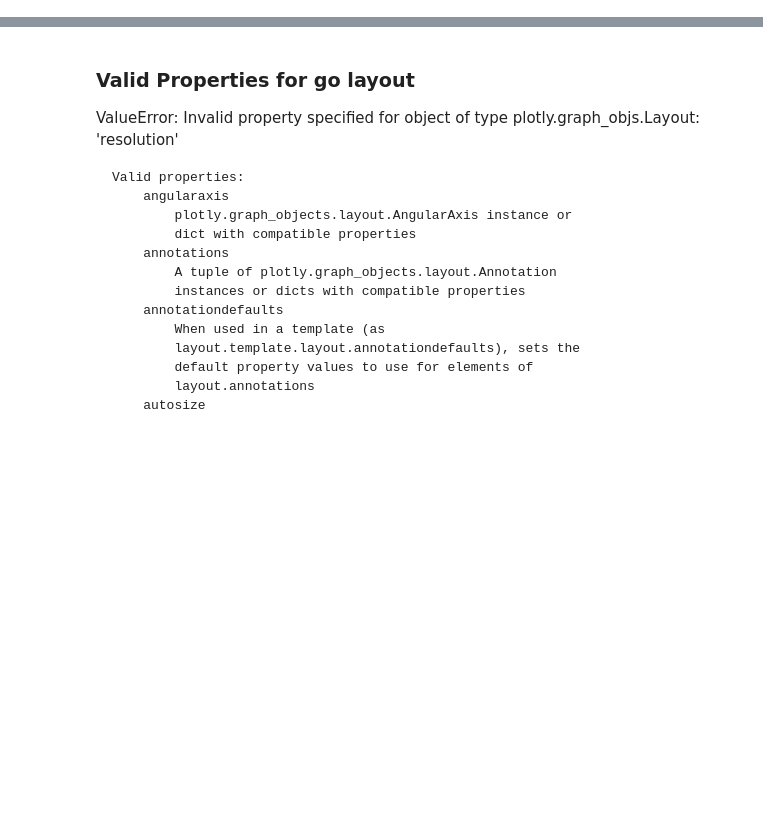
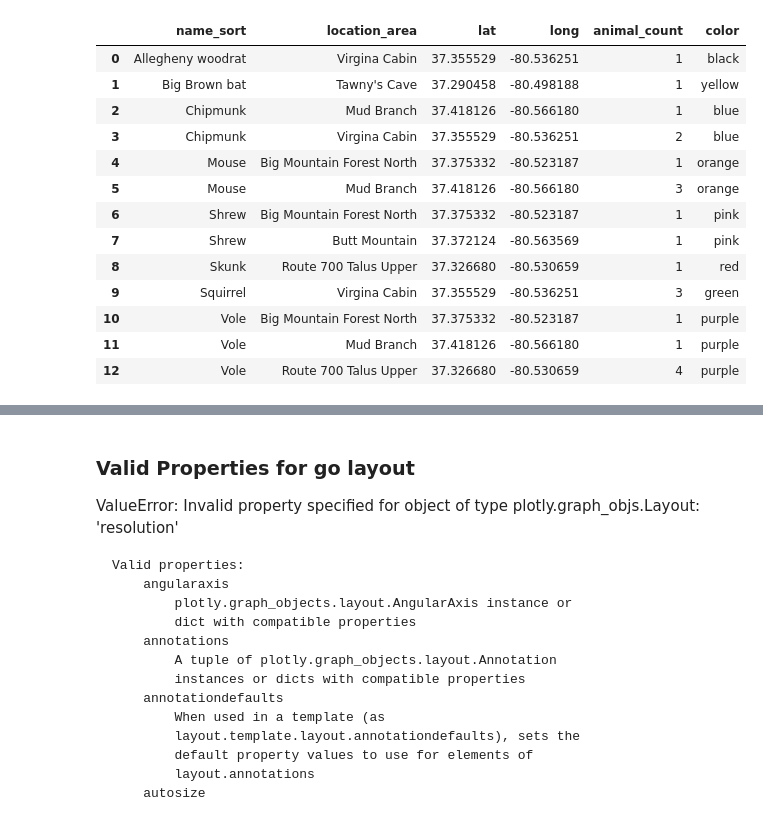
Before and after one commit to TianaCurry/AWHI-projects, a Jupyter notebook: AWHI_Geoplot_maps.ipynb, the cells around one changed output, grey strips where cells are left out. Cells and saved outputs as stored; diff of their text form; code cells hidden in the pictures; blank space fills up the shorter version.

Commit message:
jones map method 2 working
- fixed mapbox issue
- got mapbox working
- need to edit for custome preferences

```diff
--- a/AWHI_Geoplot_maps.ipynb
+++ b/AWHI_Geoplot_maps.ipynb
@@ -588,0 +617,4 @@ vole_df
+# %%
+animal_df = jones_collector.groupby(['name_sort','location_area','lat','long']).size().reset_index()
+animal_df = animal_df.rename(columns={0:'animal_count'})
+animal_df
@@ -588,0 +636,12 @@ vole_df
+# %%
+animal_colors = {'Chipmunk':'blue',
+                 'Shrew':'pink',
+                 'Mouse':'orange',
+                 'Skunk':'red',
+                 'Squirrel':'green',
+                 'Vole':'purple',
+                 'Big Brown bat':'yellow',
+                 'Allegheny woodrat':'black'}
+color_df = pd.DataFrame.from_dict(animal_colors,orient='index').reset_index()
+color_df.columns = ['name_sort','color']
+color_df
@@ -588,0 +658,18 @@ vole_df
+# %%
+animal_df = animal_df.merge(color_df, on='name_sort', how='left')
+animal_df
+# %% [output]
+|  | name_sort | location_area | lat | long | animal_count | color |
+| 0 | Allegheny woodrat | Virgina Cabin | 37.355529 | -80.536251 | 1 | black |
+| 1 | Big Brown bat | Tawny's Cave | 37.290458 | -80.498188 | 1 | yellow |
+| 2 | Chipmunk | Mud Branch | 37.418126 | -80.566180 | 1 | blue |
+| 3 | Chipmunk | Virgina Cabin | 37.355529 | -80.536251 | 2 | blue |
+| 4 | Mouse | Big Mountain Forest North | 37.375332 | -80.523187 | 1 | orange |
+| 5 | Mouse | Mud Branch | 37.418126 | -80.566180 | 3 | orange |
+| 6 | Shrew | Big Mountain Forest North | 37.375332 | -80.523187 | 1 | pink |
+| 7 | Shrew | Butt Mountain | 37.372124 | -80.563569 | 1 | pink |
+| 8 | Skunk | Route 700 Talus Upper | 37.326680 | -80.530659 | 1 | red |
+| 9 | Squirrel | Virgina Cabin | 37.355529 | -80.536251 | 3 | green |
+| 10 | Vole | Big Mountain Forest North | 37.375332 | -80.523187 | 1 | purple |
+| 11 | Vole | Mud Branch | 37.418126 | -80.566180 | 1 | purple |
+| 12 | Vole | Route 700 Talus Upper | 37.326680 | -80.530659 | 4 | purple |
```
Also changed, not shown: parts of 15 cells of this notebook, 2 other files.
